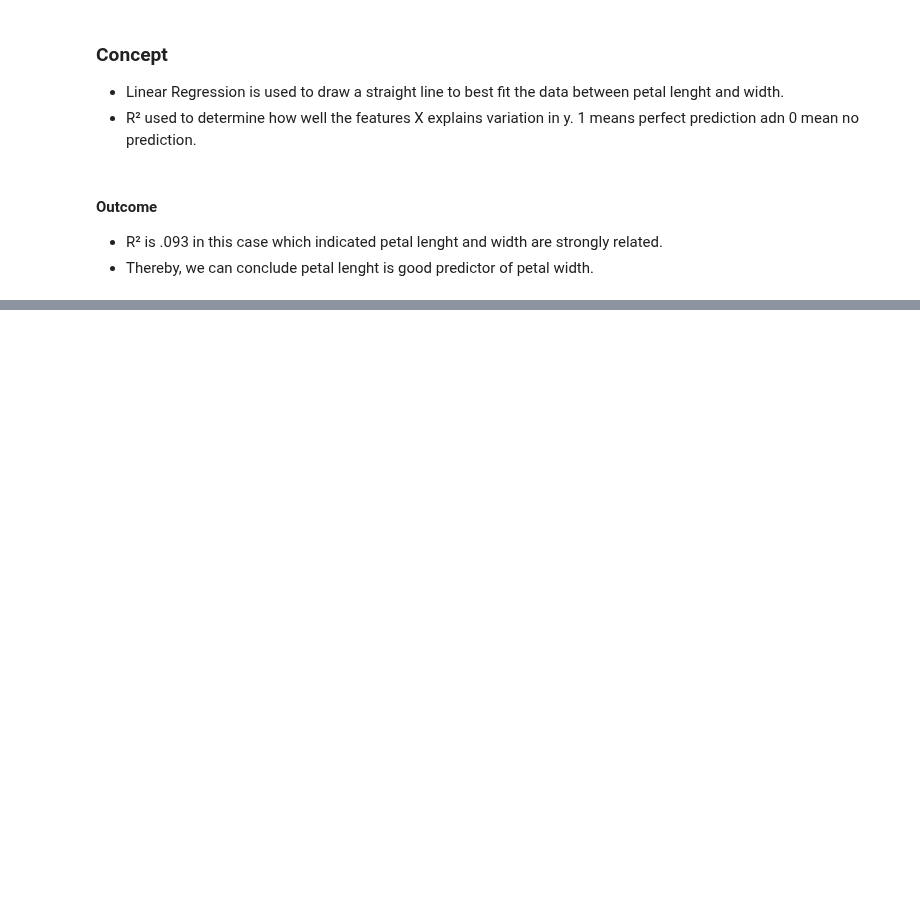
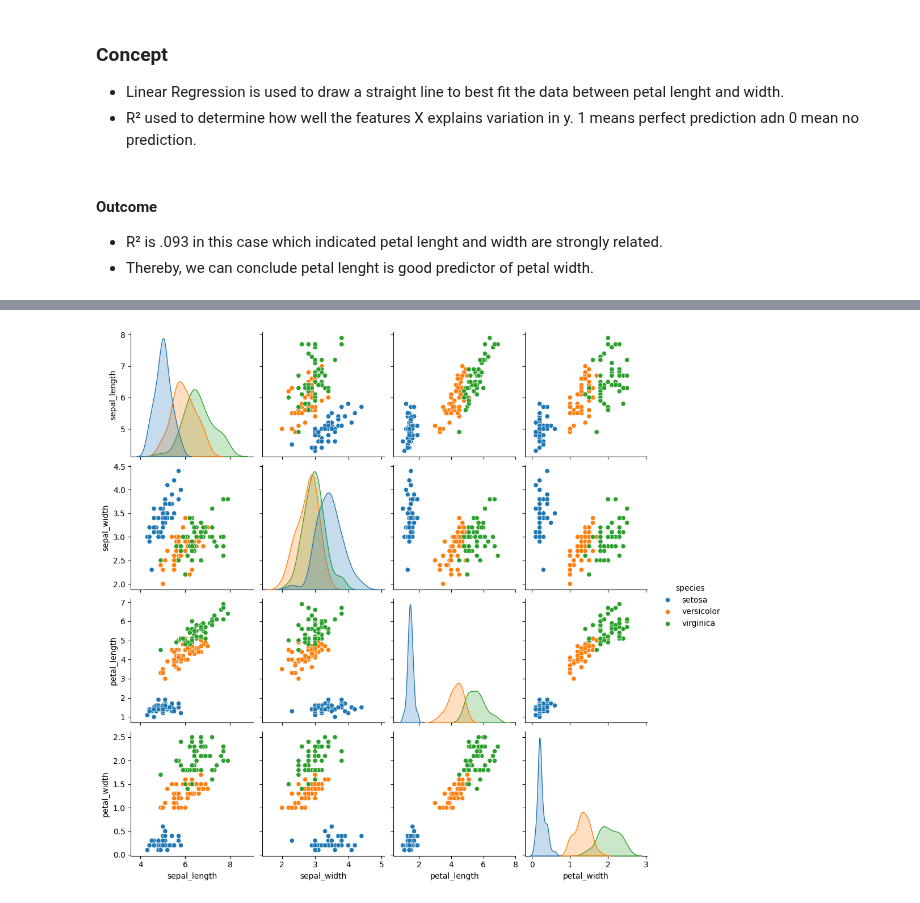
Before and after one commit to Pompi2503/principles-of-data-analyticss, a Jupyter notebook: tasks.ipynb, the cells around one changed output, grey strips where cells are left out. Cells and saved outputs as stored; diff of their text form; code cells hidden in the pictures; blank space fills up the shorter version.

```diff
--- a/tasks.ipynb
+++ b/tasks.ipynb
@@ -558,0 +575,18 @@ plt.show() # (http://matplotlib.pyplot.show/)
+# %%
+# Import seaborn library to use Pairplot data visualisation technique(https://seaborn.pydata.org/generated/seaborn.pairplot.html)
+import seaborn as sns
+# import Matplotlib for plotting (https://www.w3schools.com/python/matplotlib_intro.asp)
+import matplotlib.pyplot as plt
+
+# Load the Iris dataset from seaborn (https://www.geeksforgeeks.org/python-seaborn-load_dataset-method/)
+# ot loads the dataset in variable iris, and it returns a Pandas dataframe
+iris = sns.load_dataset("iris")
+
+# Create a pairplot, colored by species (https://seaborn.pydata.org/generated/seaborn.pairplot.html)
+# This code prepares a scatter plot between each pair of feature and argument hue represent target class  to visually separate each specie int he dataaset
+sns.pairplot(iris, hue="species")
+
+# Show the plot (https://matplotlib.org/stable/api/_as_gen/matplotlib.pyplot.show.html)
+plt.show()
+# %% [output]
+[figure, added]
```
Also changed, not shown: parts of 4 cells of this notebook, 1 other file.
